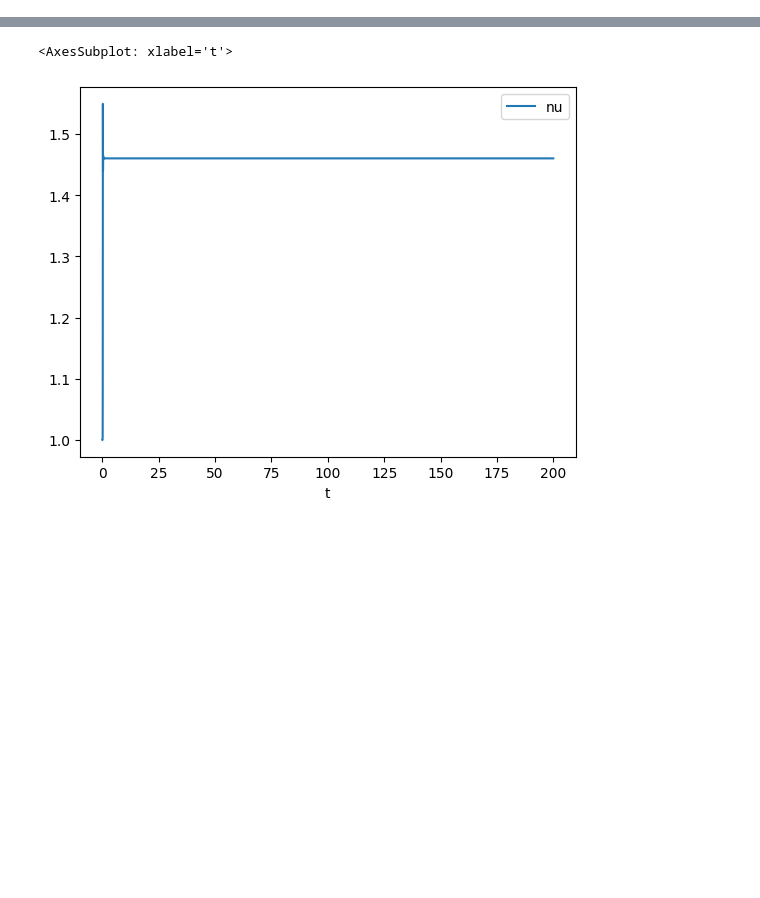
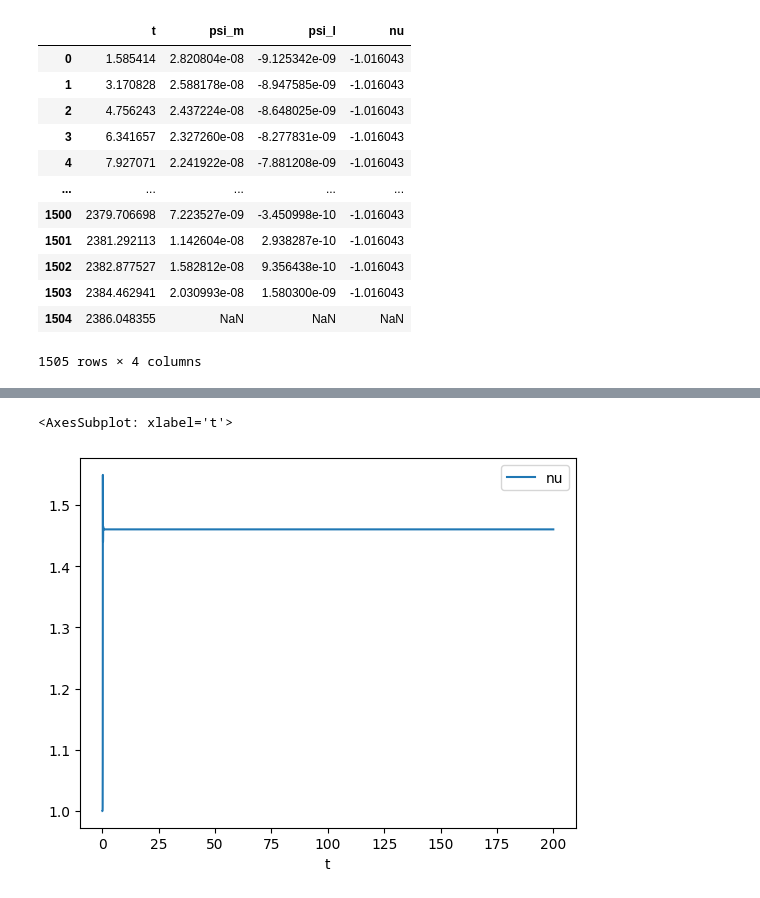
Before and after one commit to che4web/hele-shaw, a Jupyter notebook: Untitled1.ipynb, the cells around one changed output, grey strips where cells are left out. Drawn from its saved outputs; the diff is of its cells as text; code cells hidden in the pictures; blank space fills up the shorter version.

```diff
--- a/Untitled1.ipynb
+++ b/Untitled1.ipynb
@@ -31,3 +56,19 @@ df.plot('t','psi_m')
+# %%
+df
+# %% [output]
+|  | t | psi_m | psi_l | nu |
+| 0 | 1.585414 | 2.820804e-08 | -9.125342e-09 | -1.016043 |
+| 1 | 3.170828 | 2.588178e-08 | -8.947585e-09 | -1.016043 |
+| 2 | 4.756243 | 2.437224e-08 | -8.648025e-09 | -1.016043 |
+| 3 | 6.341657 | 2.327260e-08 | -8.277831e-09 | -1.016043 |
+| 4 | 7.927071 | 2.241922e-08 | -7.881208e-09 | -1.016043 |
+| ... | ... | ... | ... | ... |
+| 1500 | 2379.706698 | 7.223527e-09 | -3.450998e-10 | -1.016043 |
+| 1501 | 2381.292113 | 1.142604e-08 | 2.938287e-10 | -1.016043 |
+| 1502 | 2382.877527 | 1.582812e-08 | 9.356438e-10 | -1.016043 |
+| 1503 | 2384.462941 | 2.030993e-08 | 1.580300e-09 | -1.016043 |
+| 1504 | 2386.048355 | NaN | NaN | NaN |
+1505 rows × 4 columns
 # %%
 %matplotlib notebook
 # %%
```
Also changed, not shown: parts of 11 cells of this notebook, 4 other files.
